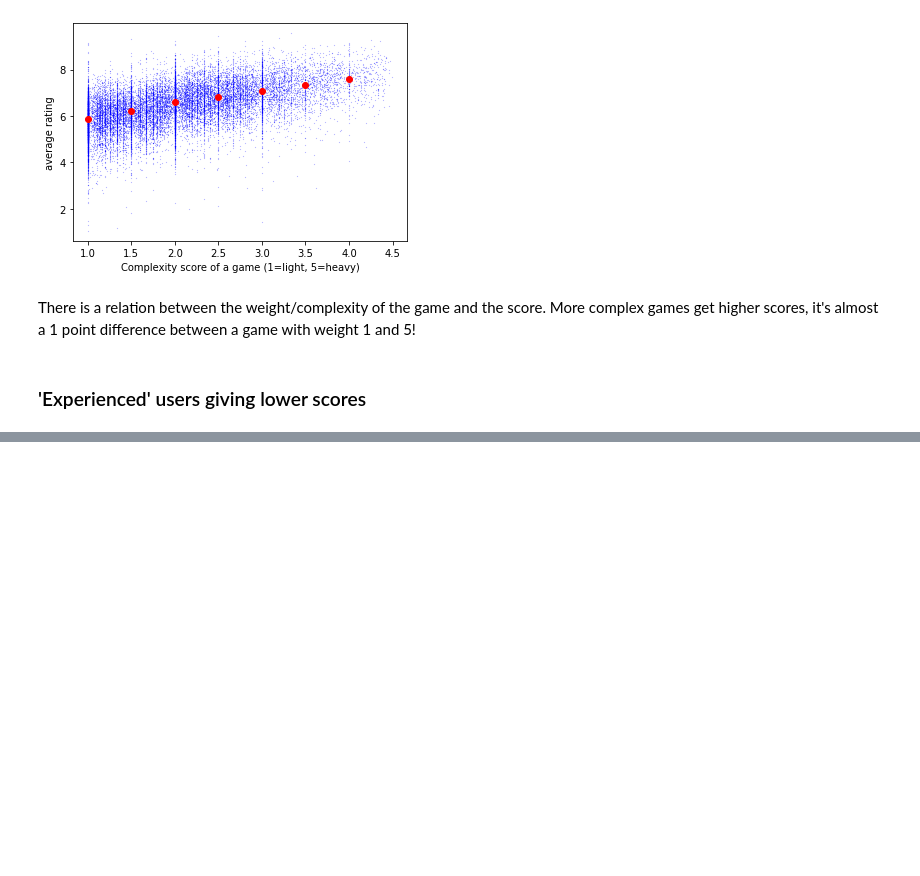
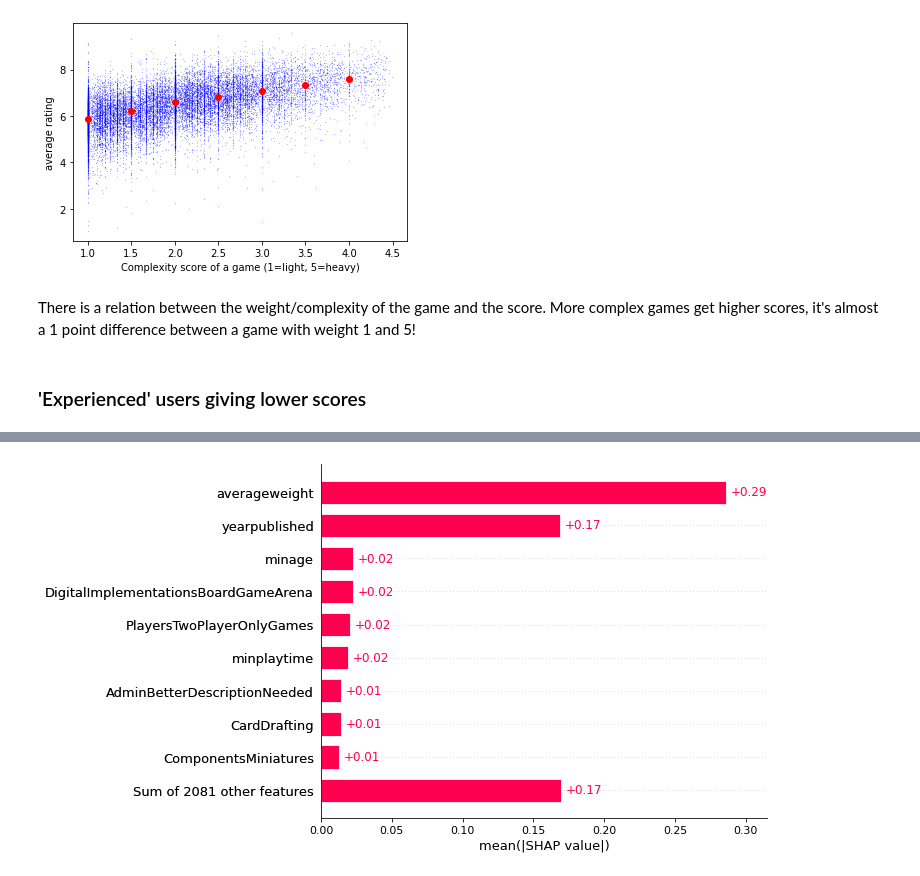
Before and after one commit to jvanelteren/boardgamegeek, a Jupyter notebook: 1Exploratory Data Analysis from housing.ipynb, the cells around one changed output, grey strips where cells are left out. Cells and saved outputs as stored; diff of their text form; code cells hidden in the pictures; blank space fills up the shorter version.

```diff
--- a/1Exploratory Data Analysis from housing.ipynb
+++ b/1Exploratory Data Analysis from housing.ipynb
@@ -585,0 +386,5 @@ dtype: int64
+# %%
+# hide
+# only keep relevant or minimal features
+minimal = ['average', 'averageweight']
+df_preprocessed = df_only_experienced[minimal]
@@ -585,0 +467,30 @@ dtype: int64
+# %%
+# hide
+# only keep relevant or minimal features
+
+relevant = ['avg_rating', 'yearpublished', 'minplayers', 'maxplayers',
+        'minplaytime',
+       'maxplaytime', 'minage', 'boardgamecategory', 'boardgamemechanic', 'boardgamefamily',
+       'averageweight', 'proportion_inactive'
+       ]
+df_preprocessed = df_only_experienced[relevant]
+# %%
+# hide
+df_preprocessed = df_only_experienced[relevant]
+
+chars = "[]'\""
+# df = df.rename(columns = lambda x:re.sub('[^A-Za-z0-9_,]+', '', x))
+
+onehot = ['boardgamecategory', 'boardgamemechanic','boardgamefamily']
+onehot = [col for col in onehot if col in df_preprocessed.columns]
+for cat in onehot:
+    # df[cat] = df[cat].str.replace('[/]+', ",", regex=True)
+    df_preprocessed.loc[:,cat] = df_preprocessed[cat].str.replace('[^A-Za-z0-9_,]+', "", regex=True).copy()
+    onehotencoded = df_preprocessed[cat].str.get_dummies(sep=',',)
+    onehotencoded.fillna(0, inplace=True)
+    print(cat, len(onehotencoded.columns))
+    df_preprocessed = pd.concat([df_preprocessed.drop(cat, axis=1), onehotencoded], axis=1)
+    # some columns like Deduction are duplicated, since they appear in both category and mechanic
+    df_preprocessed = df_preprocessed.loc[:,~df_preprocessed.columns.duplicated()]
+print(len(df_preprocessed), len(df_preprocessed.dropna(axis=0)))
+model = train(df_preprocessed.dropna(axis=0), 'avg_rating')
@@ -585,0 +510,11 @@ dtype: int64
+# %%
+# hide_input
+# explain the model's predictions using SHAP
+# (same syntax works for LightGBM, CatBoost, scikit-learn, transformers, Spark, etc.)
+explainer = shap.TreeExplainer(model)
+shap_values = explainer(df_preprocessed.drop('avg_rating', axis=1))
+# visualize the first prediction's explanation
+# summarize the effects of all the features
+shap.plots.bar(shap_values)
+# %% [output]
+[figure, added]
```
Also changed, not shown: parts of 79 cells of this notebook, 2 other files.
